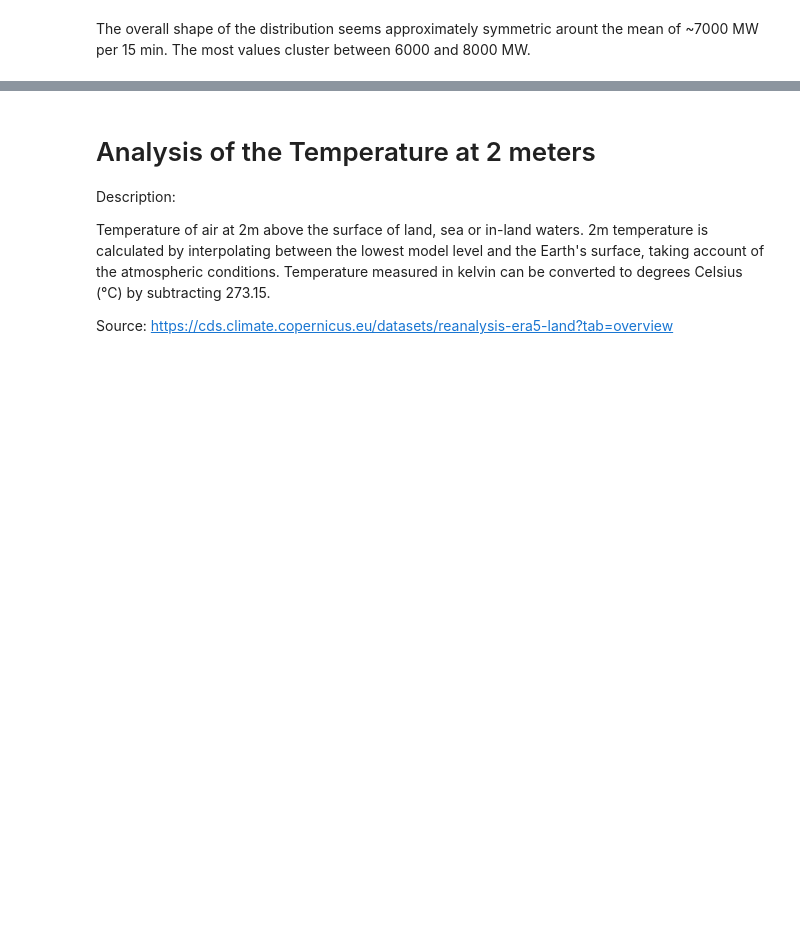
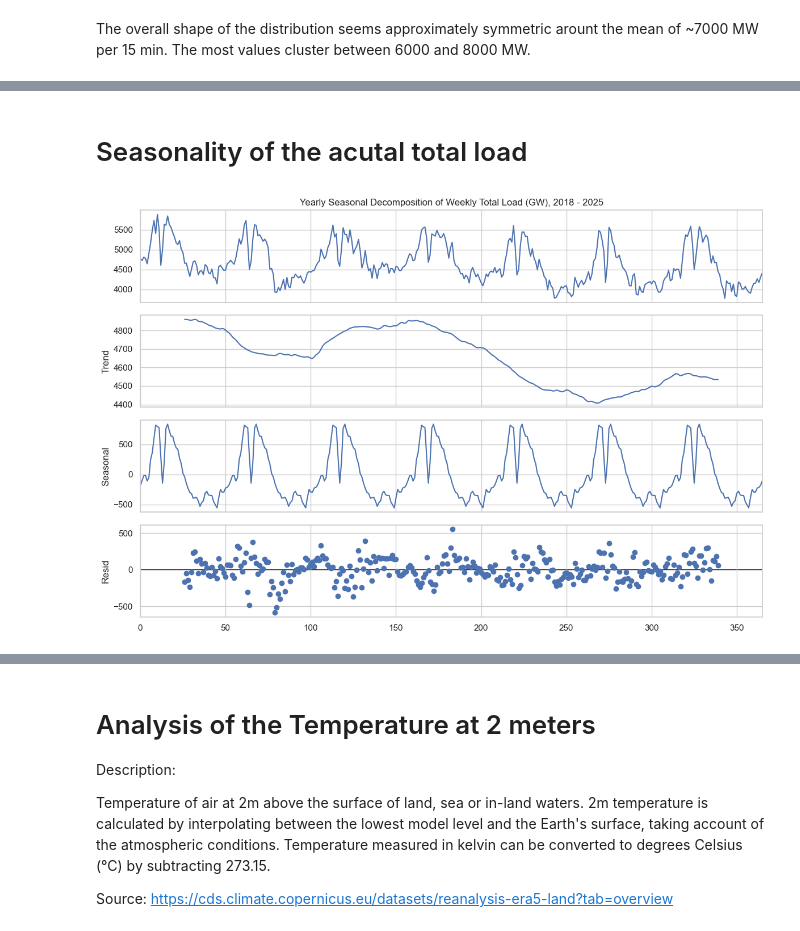
Before and after one commit to LucasHausi/probabilistic-load-forecast-project, a Jupyter notebook: notebooks/eda/load_forecast_eda.ipynb, the cells around one changed output, grey strips where cells are left out. Saved outputs shown, nothing was run; the diff lists cells and outputs as text; code cells hidden in the pictures; blank space fills up the shorter version.

```diff
--- a/notebooks/eda/load_forecast_eda.ipynb
+++ b/notebooks/eda/load_forecast_eda.ipynb
@@ -141,0 +148,12 @@ ax.plot(temp_df_gw["period"], trend, color="red", lw=1, label="Trendline")
+# %% [markdown]
+# Seasonality of the acutal total load
+# %%
+from statsmodels.tsa.seasonal import seasonal_decompose
+
+result = seasonal_decompose(temp_df_gw["actual_load_gw"], model="additive", period=52)
+fig = result.plot()
+fig.set_size_inches(12, 8)
+axes = fig.get_axes()
+axes[0].set_title("Yearly Seasonal Decomposition of Weekly Total Load (GW), 2018 - 2025");
+# %% [output]
+[figure, added]
```
Also changed, not shown: parts of 23 cells of this notebook.
